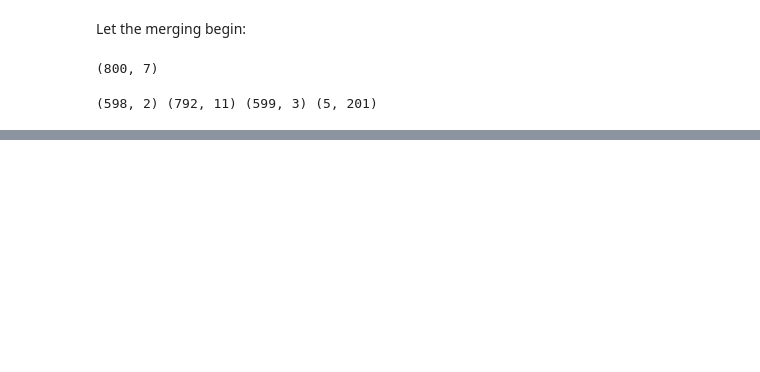
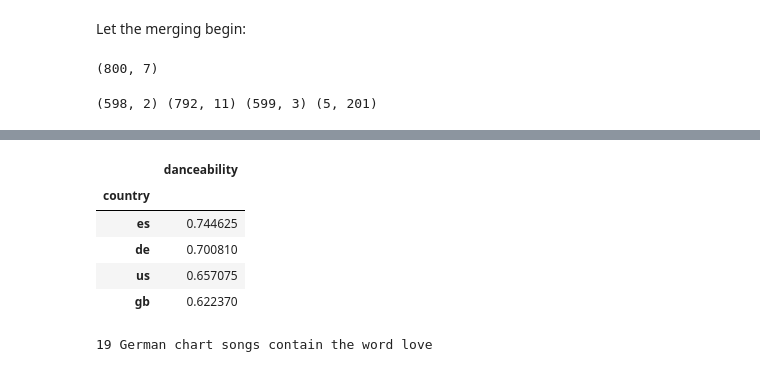
Before and after one commit to Timson1235/clouddocker, a Jupyter notebook: Programming/Pandas/music/music_loesungen.ipynb, the cells around one changed output, grey strips where cells are left out. Drawn from its saved outputs; the diff is of its cells as text; code cells hidden in the pictures; blank space fills up the shorter version.

```diff
--- a/Programming/Pandas/music/music_loesungen.ipynb
+++ b/Programming/Pandas/music/music_loesungen.ipynb
@@ -171,0 +212,17 @@ Error:
+# %%
+df_tlac.groupby(['country'])[['danceability']].mean().sort_values(['danceability'],ascending = False)
+# %% [output]
+|  | danceability |
+| country |  |
+| es | 0.744625 |
+| de | 0.700810 |
+| us | 0.657075 |
+| gb | 0.622370 |
+# %%
+de_stats = df_tlac[df_tlac['country'] == 'de']
+
+lovecount = de_stats['lyrics'].dropna().astype(str).str.contains("fuck").sum()
+
+print(lovecount, 'German chart songs contain the word love')
+# %% [output]
+19 German chart songs contain the word love
```
Also changed, not shown: parts of 16 cells of this notebook, 33 other files.
